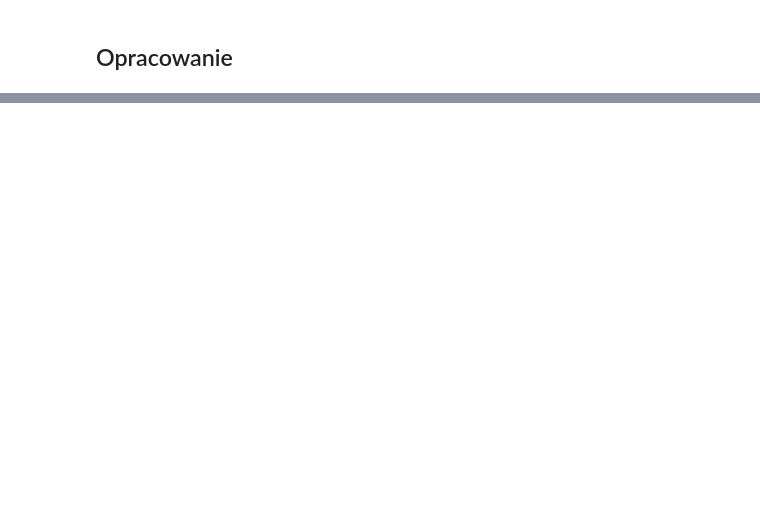
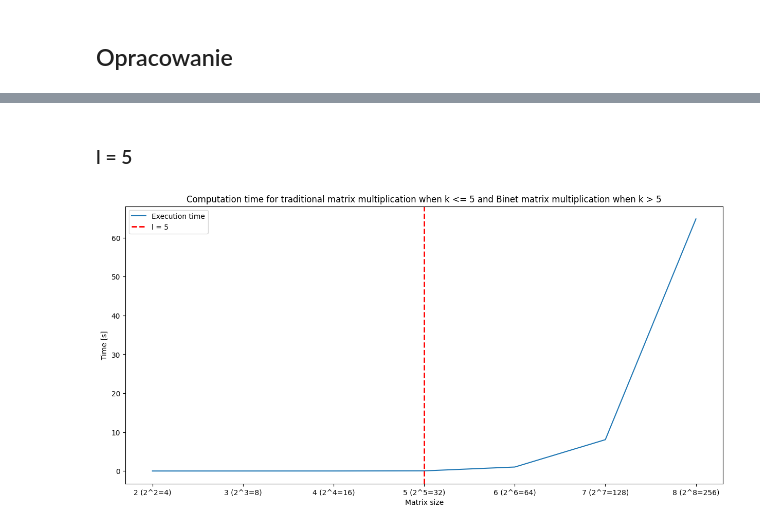
Before and after one commit to Szymon-Budziak/Matrix_calculus_algorithms_course_AGH, a Jupyter notebook: Program_1/program_1.ipynb, the cells around one changed output, grey strips where cells are left out. Saved outputs shown, nothing was run; the diff lists cells and outputs as text; code cells hidden in the pictures; blank space fills up the shorter version.

```diff
--- a/Program_1/program_1.ipynb
+++ b/Program_1/program_1.ipynb
@@ -215,0 +185,10 @@ plot_size_time(traditional_size, traditional_time, traditional_time1)
+# %% [markdown]
+### l = 5
+# %%
+a = 2
+b = 8
+l = 5
+size, _, time = multiplication_results(a, b, l)
+generate_plot(size, time, a, b, l, time=True)
+# %% [output]
+[figure, added]
```
Also changed, not shown: parts of 33 cells of this notebook.
